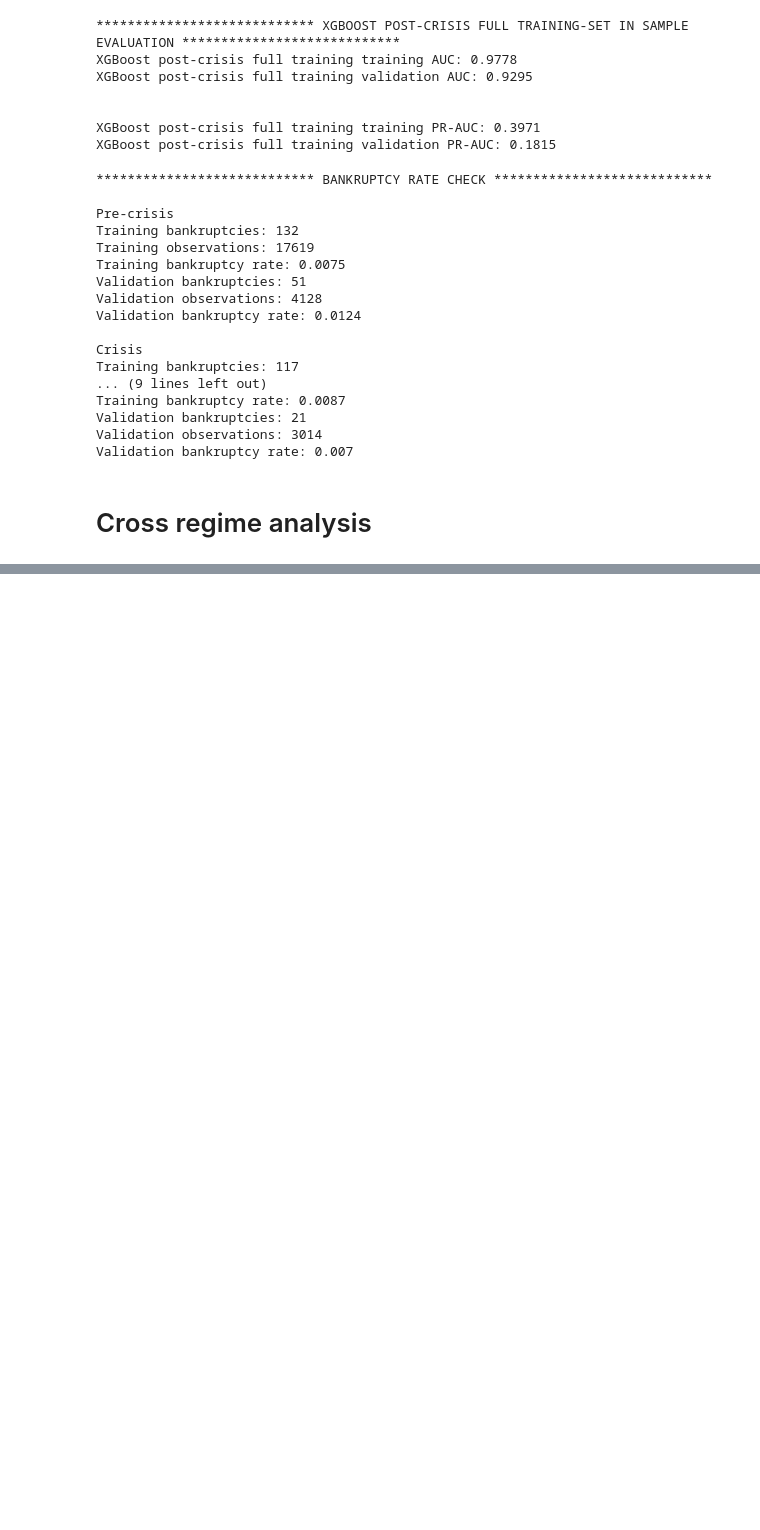
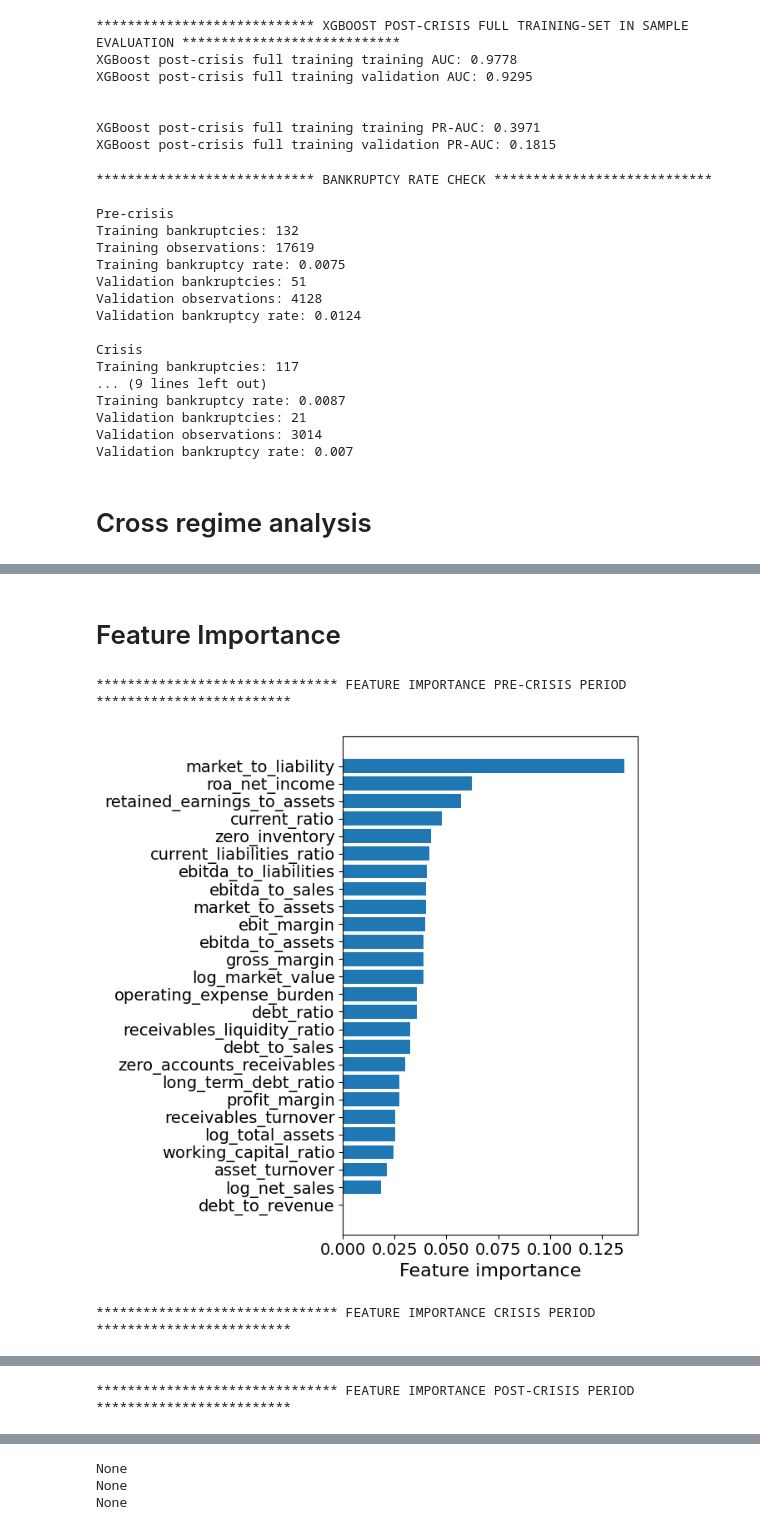
Before and after one commit to jonasstuds-gaard/master-thesis, a Jupyter notebook: Master Thesis/test.ipynb, the cells around one changed output, grey strips where cells are left out. Drawn from its saved outputs; the diff is of its cells as text; code cells hidden in the pictures; blank space fills up the shorter version.

```diff
--- a/Master Thesis/test.ipynb
+++ b/Master Thesis/test.ipynb
@@ -3384,0 +3371,64 @@ cross_regime_results
+# %% [markdown]
+# Feature Importance
+# %%
+print("******************************* FEATURE IMPORTANCE PRE-CRISIS PERIOD *************************")
+feat_names_pre = X_train_pre.columns
+importances_pre = xgb_full_pre.feature_importances_
+sorted_idx_pre = np.argsort(importances_pre)[::-1][:29]
+
+plt.figure(figsize=(7, 7))
+plt.barh(
+    feat_names_pre[sorted_idx_pre][::-1],
+    importances_pre[sorted_idx_pre][::-1]
+)
+
+plt.xlabel("Feature importance")
+plt.tight_layout()
+plt.show()
+
+print("******************************* FEATURE IMPORTANCE CRISIS PERIOD *************************")
+# Feature names from the crisis training data
+feat_names_crisis = X_train_crisis.columns
+
+# Feature importance for XGBoost crisis model
+importances_crisis = xgb_crisis.feature_importances_
+
+# Select top 3 features
+sorted_idx_crisis = np.argsort(importances_crisis)[::-1][:29]
+
+# Plot top 3 feature importances
+plt.figure(figsize=(7, 7))
+plt.barh(
+    feat_names_crisis[sorted_idx_crisis][::-1],
+    importances_crisis[sorted_idx_crisis][::-1]
+)
+
+plt.xlabel("Feature importance")
+plt.tight_layout()
+plt.show()
+
+print("******************************* FEATURE IMPORTANCE POST-CRISIS PERIOD *************************")
+
+# Feature names from the post-crisis training data
+feat_names_post = X_train_post.columns
+
+# Feature importance for XGBoost post-crisis model
+importances_post = xgb_full_post.feature_importances_
+
+# Select top 29 features
+sorted_idx_post = np.argsort(importances_post)[::-1][:29]
+
+# Plot top 29 feature importances
+plt.figure(figsize=(7, 7))
+plt.barh(
+    feat_names_post[sorted_idx_post][::-1],
+    importances_post[sorted_idx_post][::-1]
+)
+
+plt.xlabel("Feature importance")
+plt.tight_layout()
+plt.show()
+# %% [output]
+******************************* FEATURE IMPORTANCE PRE-CRISIS PERIOD *************************
+[figure, added]
+******************************* FEATURE IMPORTANCE CRISIS PERIOD *************************
@@ -3384,0 +3436 @@ cross_regime_results
+******************************* FEATURE IMPORTANCE POST-CRISIS PERIOD *************************
@@ -3384,0 +3438,8 @@ cross_regime_results
+# %%
+print(xgb_full_pre.importance_type)
+print(xgb_crisis.importance_type)
+print(xgb_full_post.importance_type)
+# %% [output]
+None
+None
+None
```
Also changed, not shown: parts of 7 cells of this notebook.
